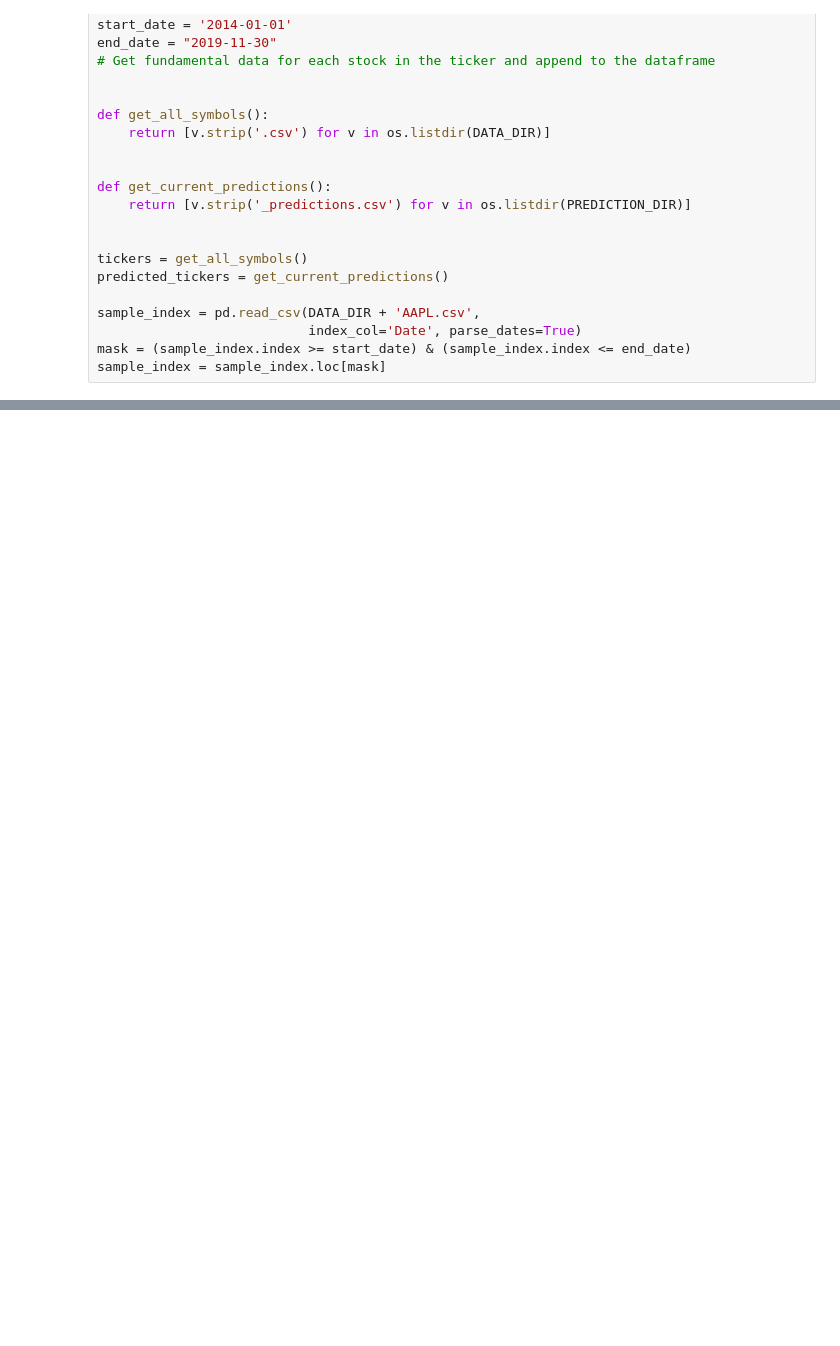
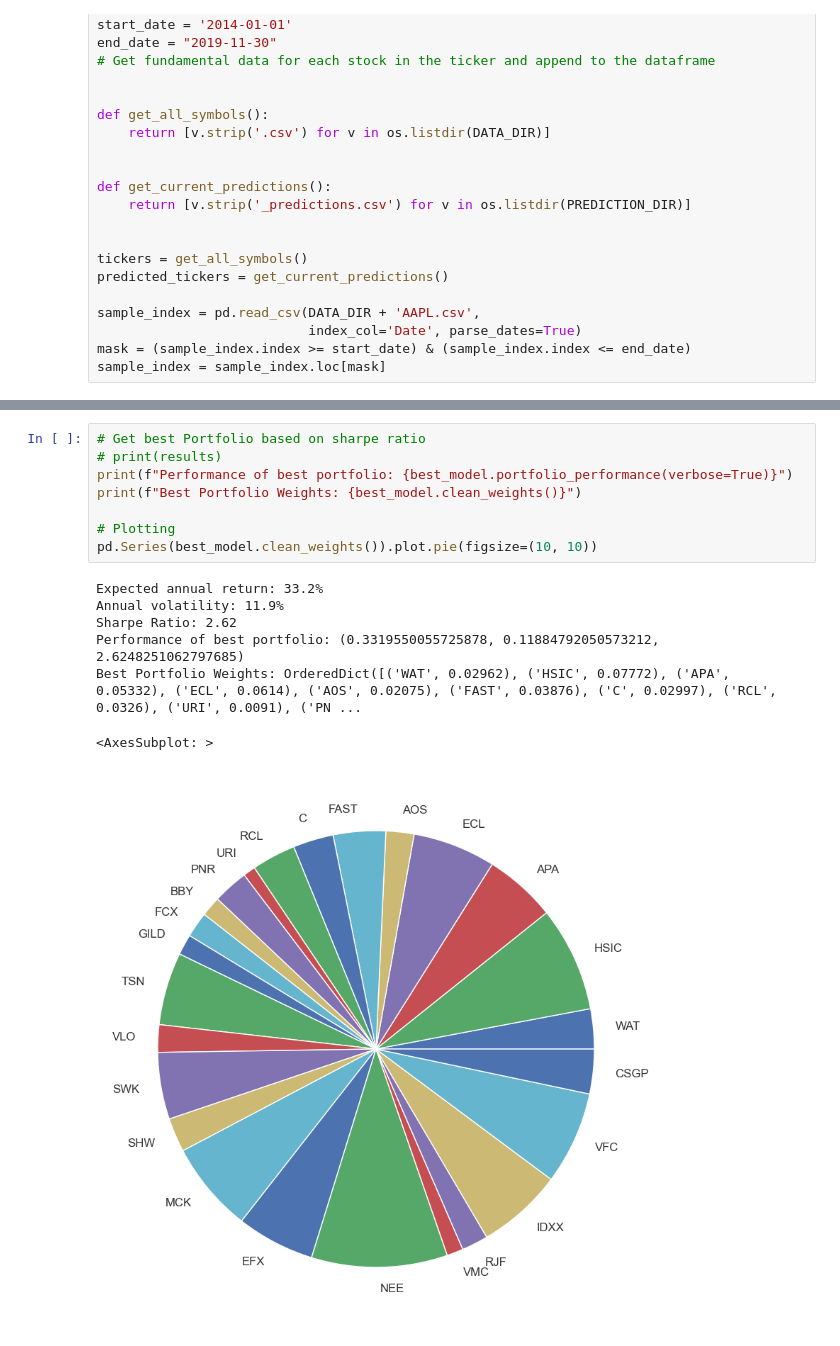
Before and after one commit to yinkiatho/RF-Portfolio-Optimization, a Jupyter notebook: HRP.ipynb, the cells around one changed output, grey strips where cells are left out. Saved outputs shown, nothing was run; the diff lists cells and outputs as text; blank space fills up the shorter version.

```diff
--- a/HRP.ipynb
+++ b/HRP.ipynb
@@ -92,0 +221,16 @@ def generate_hrp_models(start_month, start_year, end_month, end_year, d, n):
+# %%
+# Get best Portfolio based on sharpe ratio
+# print(results)
+print(f"Performance of best portfolio: {best_model.portfolio_performance(verbose=True)}")
+print(f"Best Portfolio Weights: {best_model.clean_weights()}")
+
+# Plotting
+pd.Series(best_model.clean_weights()).plot.pie(figsize=(10, 10))
+# %% [output]
+Expected annual return: 33.2%
+Annual volatility: 11.9%
+Sharpe Ratio: 2.62
+Performance of best portfolio: (0.3319550055725878, 0.11884792050573212, 2.6248251062797685)
+Best Portfolio Weights: OrderedDict([('WAT', 0.02962), ('HSIC', 0.07772), ('APA', 0.05332), ('ECL', 0.0614), ('AOS', 0.02075), ('FAST', 0.03876), ('C', 0.02997), ('RCL', 0.0326), ('URI', 0.0091), ('PN ...
+<AxesSubplot: >
+[figure, added]
```
Also changed, not shown: parts of 4 cells of this notebook, 2 other files.
